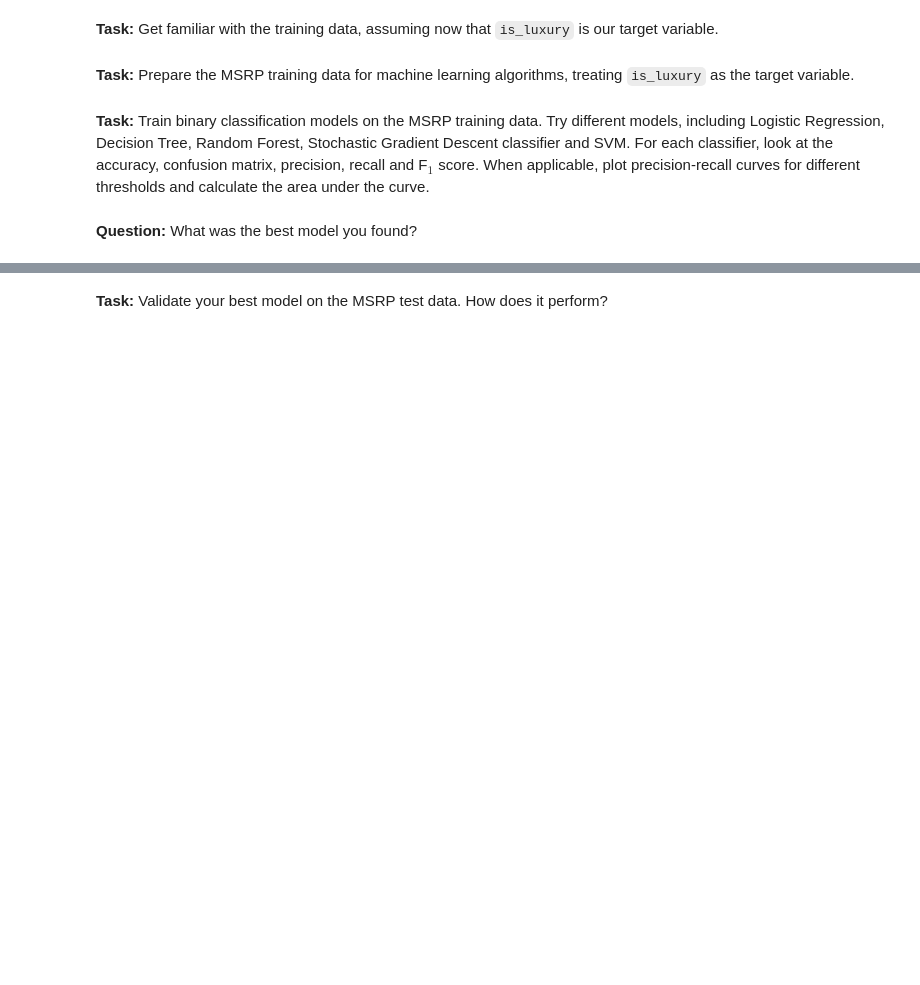
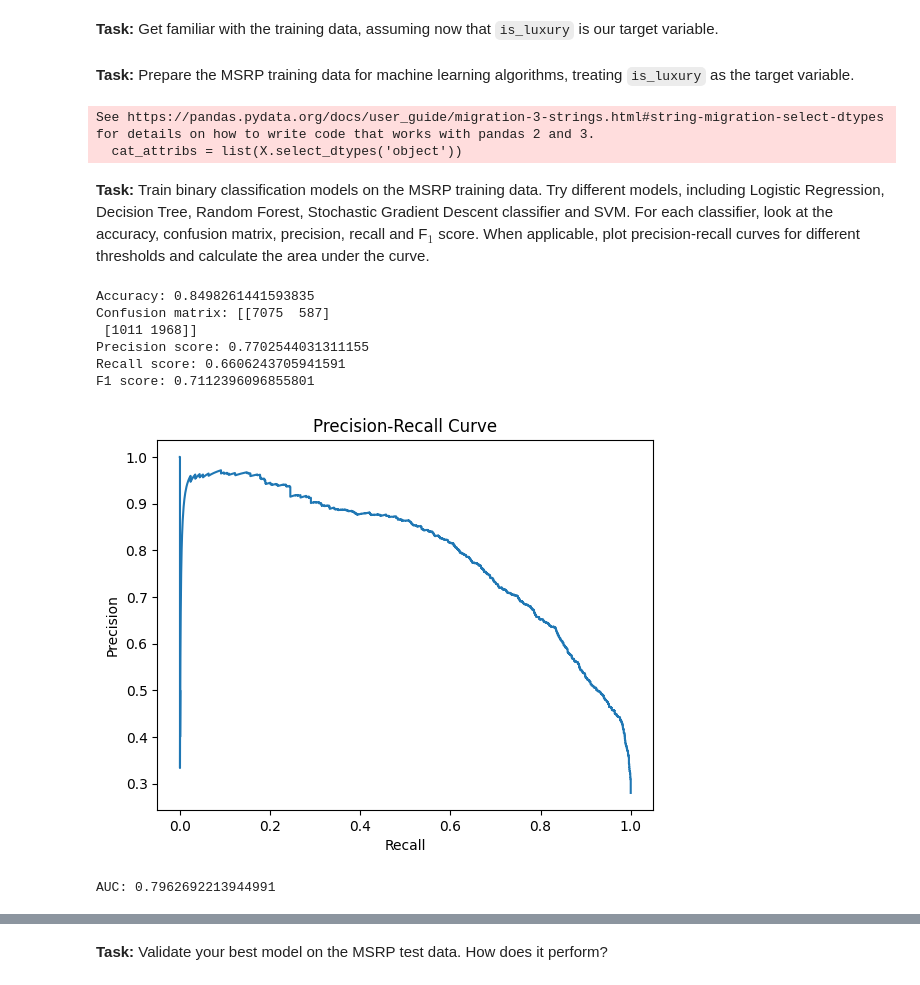
Before and after one commit to Grimur12/Data, a Jupyter notebook: Ass3/ads_ex3.ipynb, the cells around one changed output, grey strips where cells are left out. Cells and saved outputs as stored; diff of their text form; code cells hidden in the pictures; blank space fills up the shorter version.

```diff
--- a/Ass3/ads_ex3.ipynb
+++ b/Ass3/ads_ex3.ipynb
@@ -261,7 +327,7 @@ We will now try classifying cars in the MSRP dataset into luxury and non-luxury
 
 Since the cars in the MSRP dataset are often assigned multiple market categories, we need to decide how to create a binary luxury/non-luxury variable. We will assume that the car is a luxury vehicle if one of the listed categories is `Luxury`.
 # %%
-msrp_df = pd.read_csv("../../data/published/msrp.csv")
+msrp_df = pd.read_csv("../Ass2/data.csv")
 # %%
 for col in msrp_df.columns:
     new_col = '_'.join(col.lower().split(' '))
@@ -290,7 +419,14 @@ from sklearn.compose import ColumnTransformer
 
 def preprocess_msrp(df_in):
 
-    <TODO>
+    df = df_in.copy()
+
+    df = df.dropna(subset=['engine_hp', 'engine_cylinders', 'number_of_doors'])
+
+    df['engine_fuel_type'] = df['engine_fuel_type'].fillna('regular_unleaded')
+
+    X = df.drop('is_luxury', axis=1)
+    y = df['is_luxury'].copy()
 
     return(X,y)
 
@@ -305,5 +441,8 @@ pipeline = ColumnTransformer([
 ])
 
 X_prepared = pipeline.fit_transform(X)
+# %% [output]
+See https://pandas.pydata.org/docs/user_guide/migration-3-strings.html#string-migration-select-dtypes for details on how to write code that works with pandas 2 and 3.
+  cat_attribs = list(X.select_dtypes('object'))
 # %% [markdown]
 **Task:** Train binary classification models on the MSRP training data. Try different models, including Logistic Regression, Decision Tree, Random Forest, Stochastic Gradient Descent classifier and SVM. For each classifier, look at the accuracy, confusion matrix, precision, recall and F$_1$ score. When applicable, plot precision-recall curves for different thresholds and calculate the area under the curve.
@@ -312,2 +449,45 @@ X_prepared = pipeline.fit_transform(X)
-# %% [markdown]
-**Question:** What was the best model you found?
+# %%
+from sklearn.metrics import accuracy_score, confusion_matrix, precision_score, recall_score, f1_score
+from sklearn.linear_model import LogisticRegression
+
+log_model = LogisticRegression()
+log_model.fit(X_prepared, y)
+y_pred = log_model.predict(X_prepared)
+
+accuracy = accuracy_score(y, y_pred)
+print('Accuracy:', accuracy)
+
+conf_matrix = confusion_matrix(y, y_pred)
+print('Confusion matrix:', conf_matrix)
+
+prec_score = precision_score(y, y_pred)
+print('Precision score:', prec_score)
+
+rec_score = recall_score(y, y_pred)
+print('Recall score:', rec_score)
+
+f1 = f1_score(y, y_pred)
+print('F1 score:', f1)
+
+from sklearn.metrics import precision_recall_curve, auc
+
+y_scores = log_model.predict_proba(X_prepared)[:, 1] #Predict prob instead of true/false
+precision, recall, thresholds = precision_recall_curve(y, y_scores)
+
+plt.plot(recall, precision)
+plt.xlabel('Recall')
+plt.ylabel('Precision')
+plt.title('Precision-Recall Curve')
+plt.show()
+
+auc_score = auc(recall, precision)
+print('AUC:', auc_score)
+# %% [output]
+Accuracy: 0.8498261441593835
+Confusion matrix: [[7075  587]
+ [1011 1968]]
+Precision score: 0.7702544031311155
+Recall score: 0.6606243705941591
+F1 score: 0.7112396096855801
+[figure, added]
+AUC: 0.7962692213944991
```
Also changed, not shown: parts of 23 cells of this notebook.
